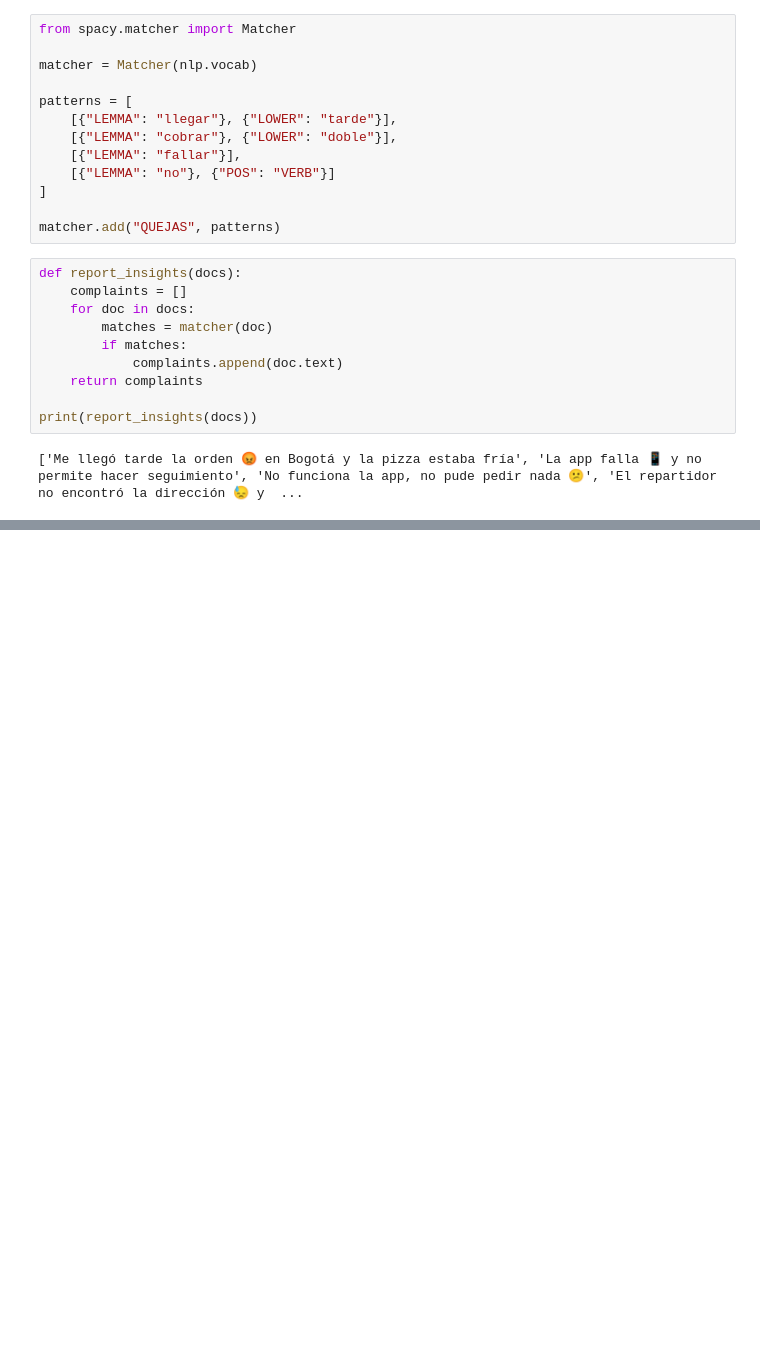
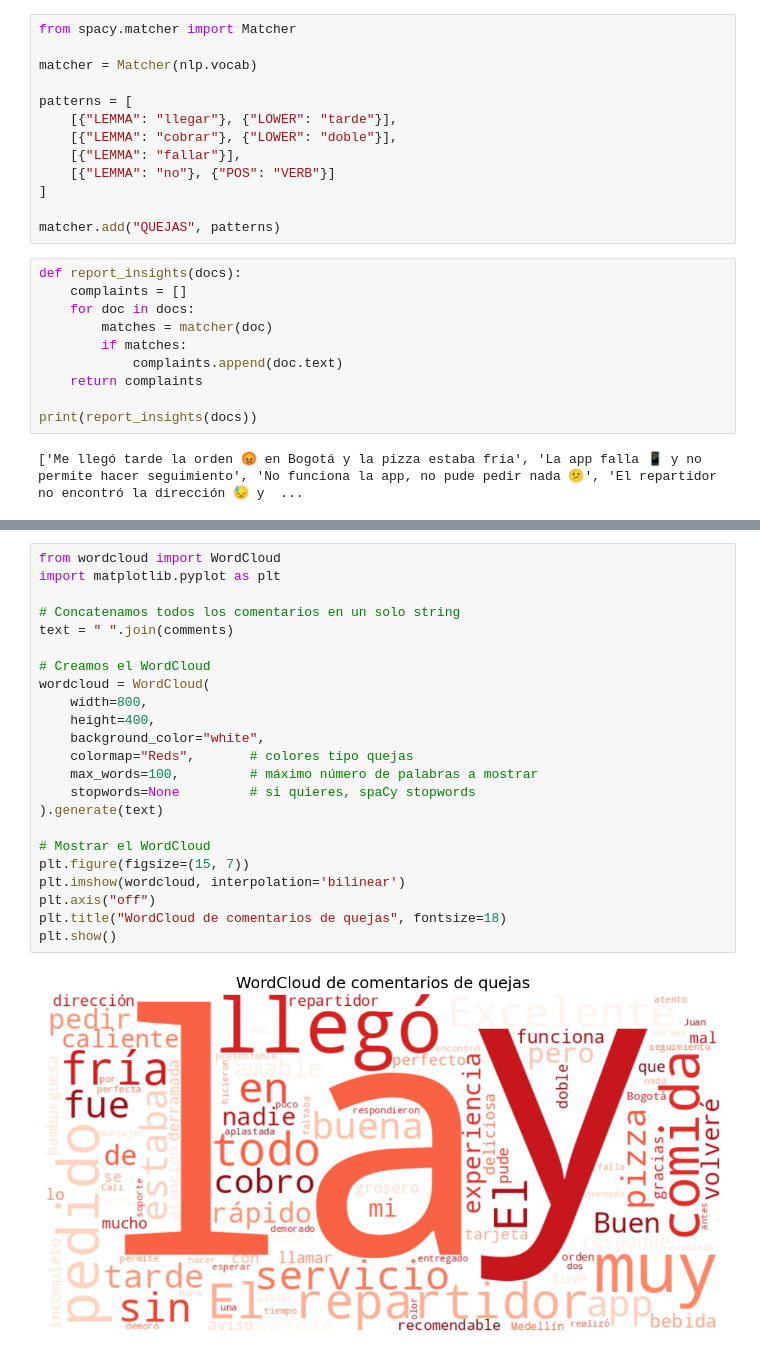
Before and after one commit to sebastianb92/nlp-labs, a Jupyter notebook: Session1/1-Spacy-Basics.ipynb, the cells around one changed output, grey strips where cells are left out. Saved outputs shown, nothing was run; the diff lists cells and outputs as text; blank space fills up the shorter version.

```diff
--- a/Session1/1-Spacy-Basics.ipynb
+++ b/Session1/1-Spacy-Basics.ipynb
@@ -198,0 +332,25 @@ print(report_insights(docs))
+# %%
+from wordcloud import WordCloud
+import matplotlib.pyplot as plt
+
+# Concatenamos todos los comentarios en un solo string
+text = " ".join(comments)
+
+# Creamos el WordCloud
+wordcloud = WordCloud(
+    width=800,
+    height=400,
+    background_color="white",
+    colormap="Reds",       # colores tipo quejas
+    max_words=100,         # máximo número de palabras a mostrar
+    stopwords=None         # si quieres, spaCy stopwords
+).generate(text)
+
+# Mostrar el WordCloud
+plt.figure(figsize=(15, 7))
+plt.imshow(wordcloud, interpolation='bilinear')
+plt.axis("off")
+plt.title("WordCloud de comentarios de quejas", fontsize=18)
+plt.show()
+# %% [output]
+[figure, added]
```
Also changed, not shown: parts of 32 cells of this notebook.
